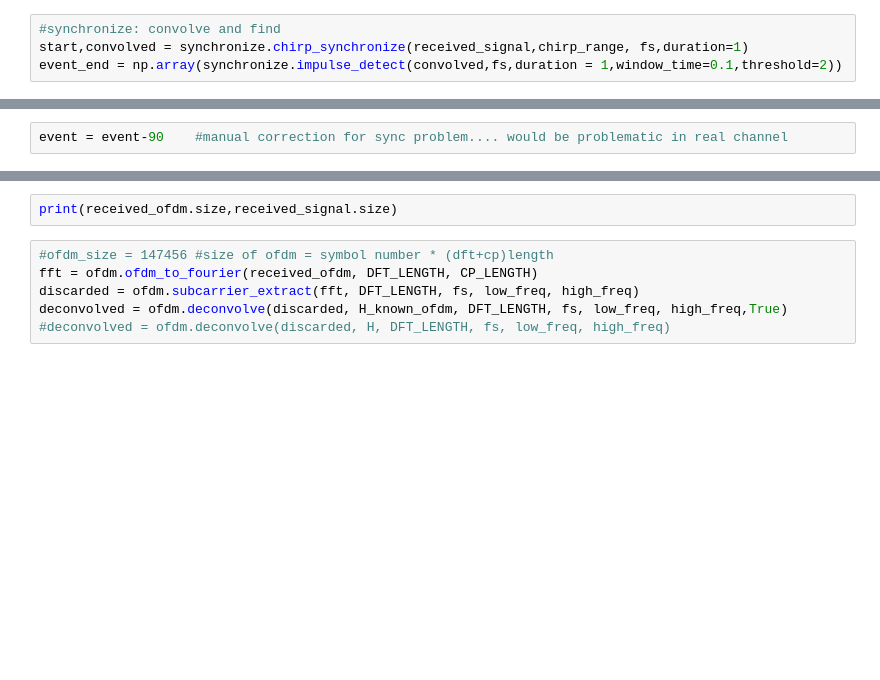
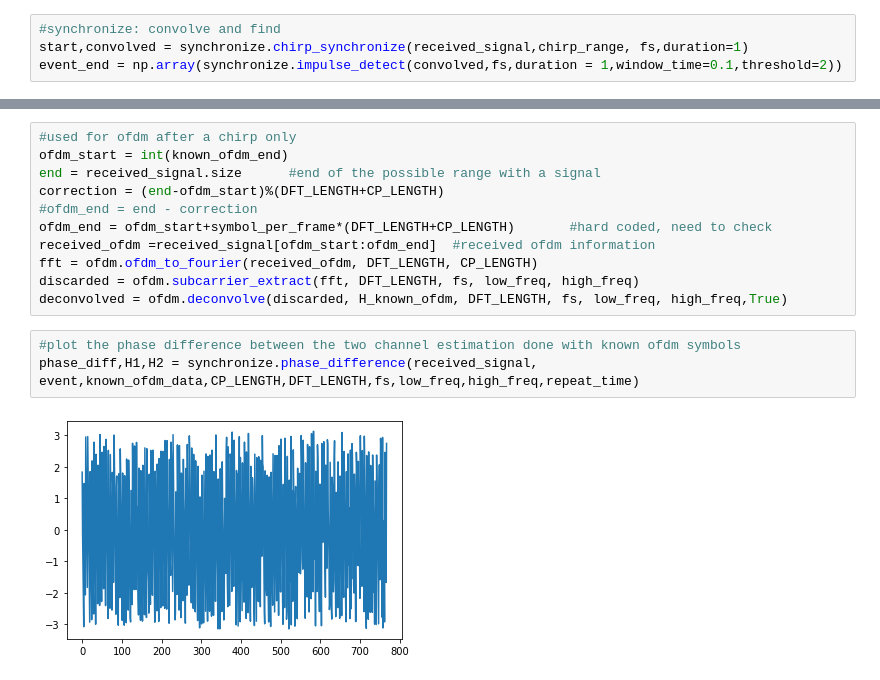
Before and after one commit to Jieying-Chen/IIA_Project_GF3_Group_1, a Jupyter notebook: OFDM_receiver.ipynb, the cells around one changed output, grey strips where cells are left out. Drawn from its saved outputs; the diff is of its cells as text; blank space fills up the shorter version.

```diff
--- a/OFDM_receiver.ipynb
+++ b/OFDM_receiver.ipynb
@@ -76,2 +74,0 @@ print(event)
-# %%
-event = event-90    #manual correction for sync problem.... would be problematic in real channel
@@ -149,8 +104,16 @@ print(received_ofdm.size/spb)
-# %%
-print(received_ofdm.size,received_signal.size)
 # %%
-#ofdm_size = 147456 #size of ofdm = symbol number * (dft+cp)length
+#used for ofdm after a chirp only
+ofdm_start = int(known_ofdm_end)
+end = received_signal.size      #end of the possible range with a signal
+correction = (end-ofdm_start)%(DFT_LENGTH+CP_LENGTH)
+#ofdm_end = end - correction
+ofdm_end = ofdm_start+symbol_per_frame*(DFT_LENGTH+CP_LENGTH)       #hard coded, need to check
+received_ofdm =received_signal[ofdm_start:ofdm_end]  #received ofdm information
 fft = ofdm.ofdm_to_fourier(received_ofdm, DFT_LENGTH, CP_LENGTH)
 discarded = ofdm.subcarrier_extract(fft, DFT_LENGTH, fs, low_freq, high_freq)
 deconvolved = ofdm.deconvolve(discarded, H_known_ofdm, DFT_LENGTH, fs, low_freq, high_freq,True)
-#deconvolved = ofdm.deconvolve(discarded, H, DFT_LENGTH, fs, low_freq, high_freq)
+# %%
+#plot the phase difference between the two channel estimation done with known ofdm symbols
+phase_diff,H1,H2 = synchronize.phase_difference(received_signal, event,known_ofdm_data,CP_LENGTH,DFT_LENGTH,fs,low_freq,high_freq,repeat_time)
+# %% [output]
+[figure, added]
```
Also changed, not shown: parts of 25 cells of this notebook.
